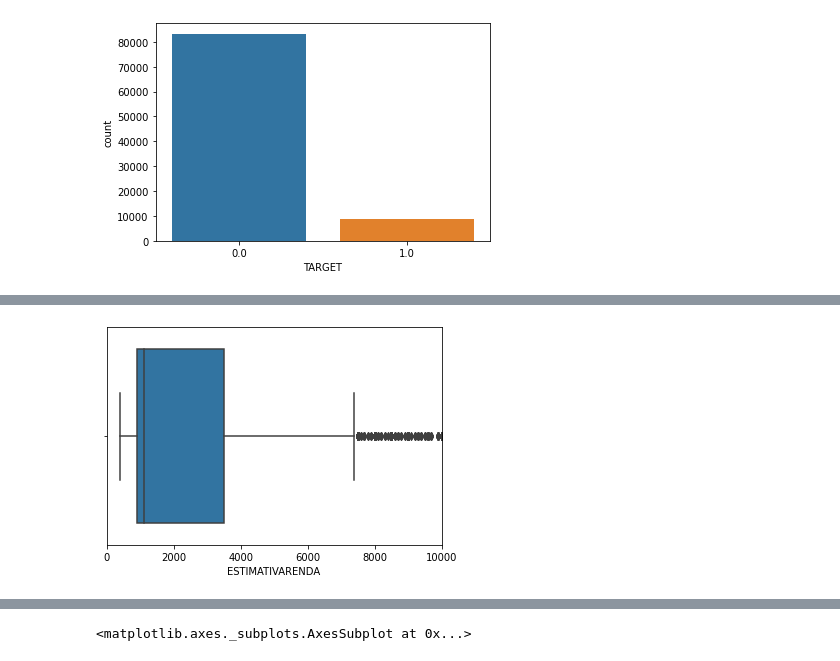
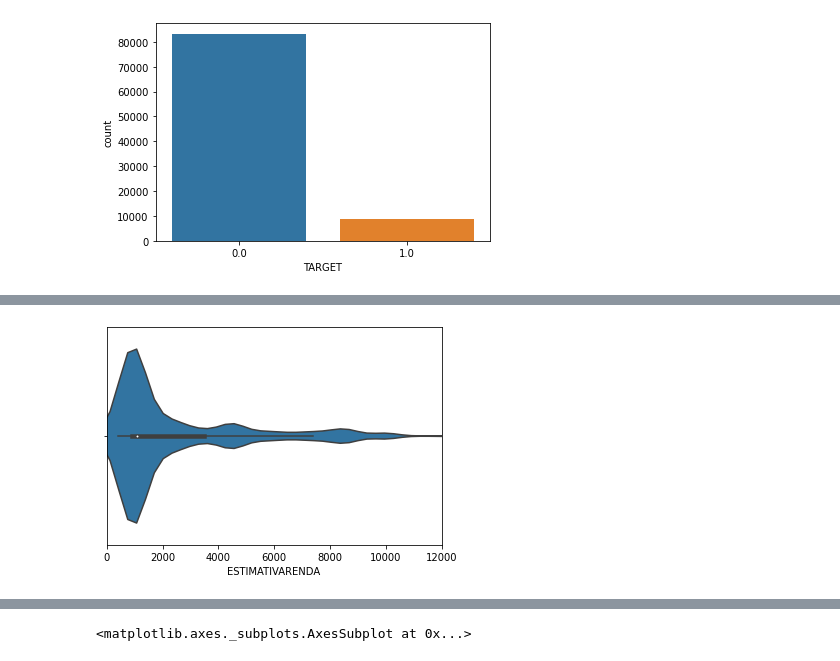
Before and after one commit to ednakatani/Data-Science, a Jupyter notebook: DS_project.ipynb, the cells around one changed output, grey strips where cells are left out. Cells and saved outputs as stored; diff of their text form; code cells hidden in the pictures.

```diff
--- a/DS_project.ipynb
+++ b/DS_project.ipynb
@@ -132,6 +134,6 @@ sns.countplot(df_train['TARGET'])
 # %%
-sns.boxplot(df_train['ESTIMATIVARENDA'])
-plt.xlim(0,10000)
+sns.violinplot(df_train['ESTIMATIVARENDA'])
+plt.xlim(0,12000)
 plt.show()
 # %% [output]
-[figure, old version]
+[figure, new version]
```
Also changed, not shown: parts of 12 cells of this notebook.
